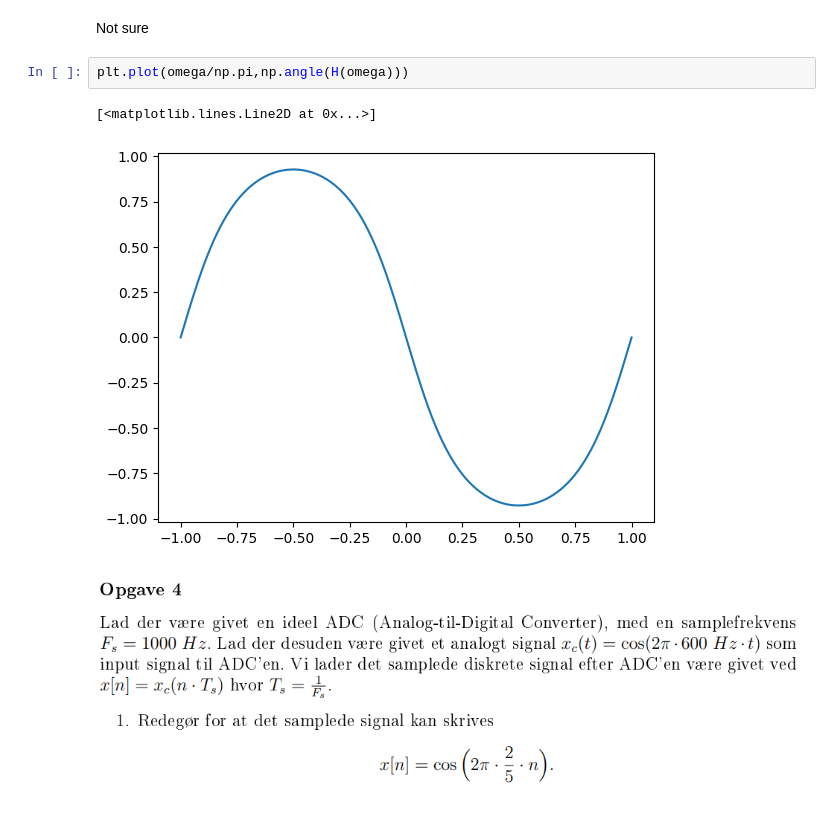
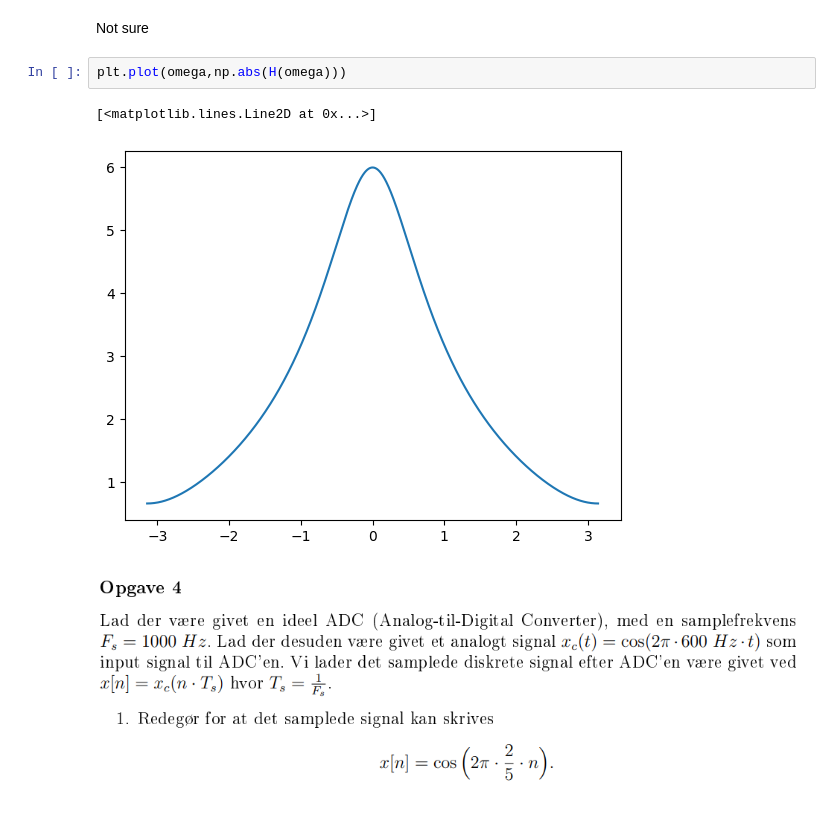
Before and after one commit to Teun0n/DTSP_notes, a Jupyter notebook: 2022_eksamen.ipynb, the cells around one changed output. Drawn from its saved outputs; the diff is of its cells as text.

```diff
--- a/2022_eksamen.ipynb
+++ b/2022_eksamen.ipynb
@@ -157,10 +157,10 @@ ax.plot(omega,np.angle(H(omega)))
 # %% [markdown]
 Not sure
 # %%
-plt.plot(omega/np.pi,np.angle(H(omega)))
+plt.plot(omega,np.abs(H(omega)))
 # %% [output]
 [<matplotlib.lines.Line2D at 0x...>]
-[figure, old version]
+[figure, new version]
 # %% [markdown]
 ![image.png](attachment:image.png)
 # %% [markdown]
```
